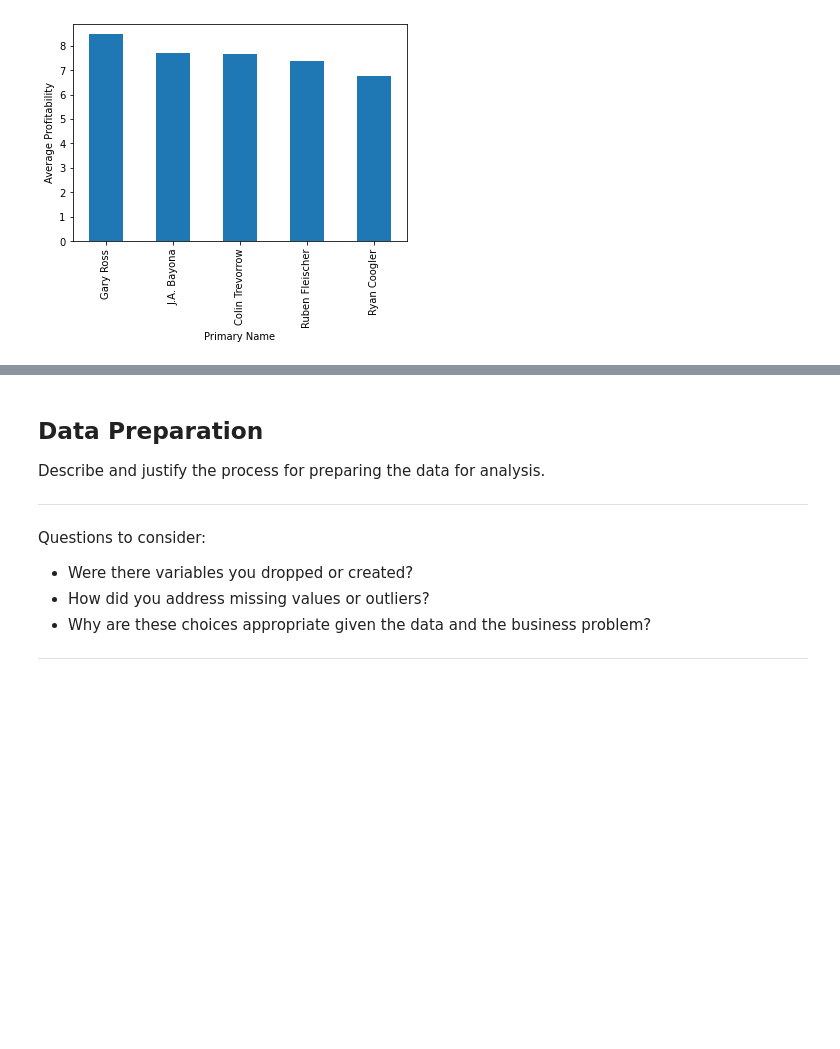
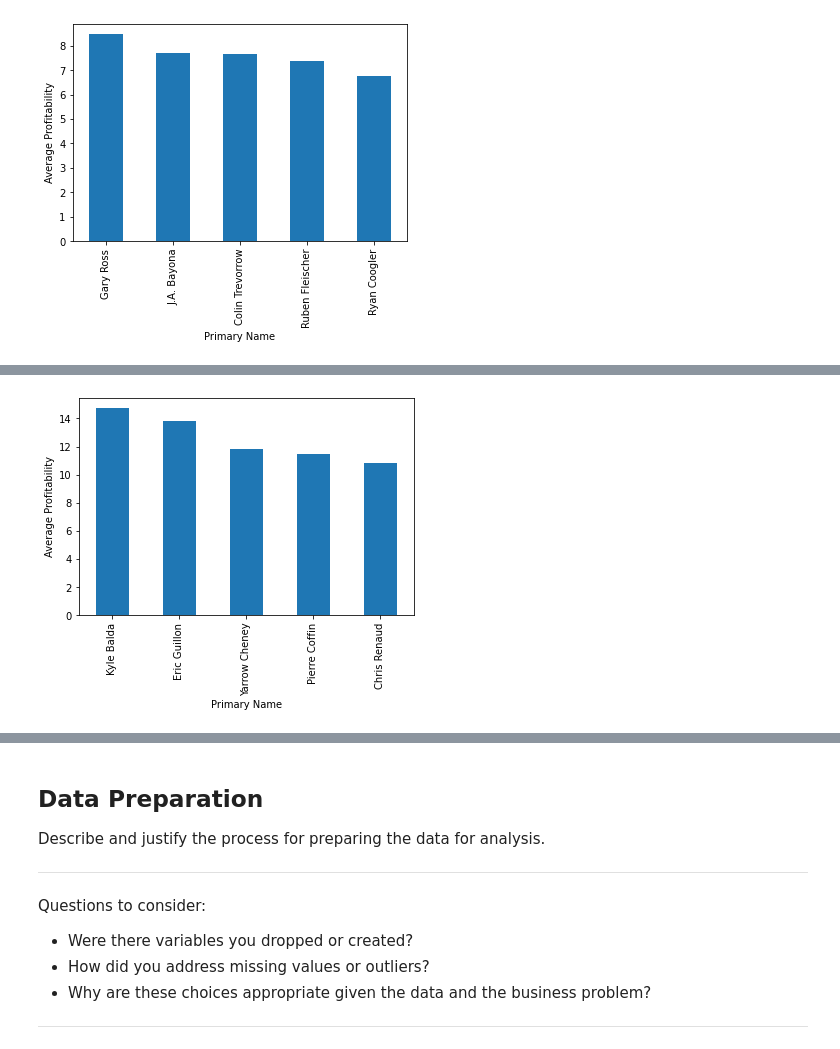
Before and after one commit to jbenasuli/Movie-Box-Office-Analysis, a Jupyter notebook: dsc-phase1-project-template.ipynb, the cells around one changed output, grey strips where cells are left out. Drawn from its saved outputs; the diff is of its cells as text; code cells hidden in the pictures; blank space fills up the shorter version.

```diff
--- a/dsc-phase1-project-template.ipynb
+++ b/dsc-phase1-project-template.ipynb
@@ -503,0 +533,6 @@ plt.show()
+# %%
+animation_high_budget_df = high_budget_df[high_budget_df['genre1'].isin(['Animation']) | high_budget_df['genre2'].isin(['Animation']) | high_budget_df['genre3'].isin(['Animation'])]
+# %%
+animation_dir_merge = pd.merge(directors_df, animation_high_budget_df, on='movie_id')
+animation_dir_average_profitability = animation_dir_merge.groupby('primary_name').mean()['profitability_index'].sort_values(ascending=False)
+animation_dir_average_profitability
@@ -503,0 +553,8 @@ plt.show()
+# %%
+top_5_dir_animation = animation_dir_average_profitability.head(5)
+top_5_dir_animation.plot.bar()
+plt.xlabel('Primary Name')
+plt.ylabel('Average Profitability')
+plt.show()
+# %% [output]
+[figure, added]
```
Also changed, not shown: parts of 14 cells of this notebook.
